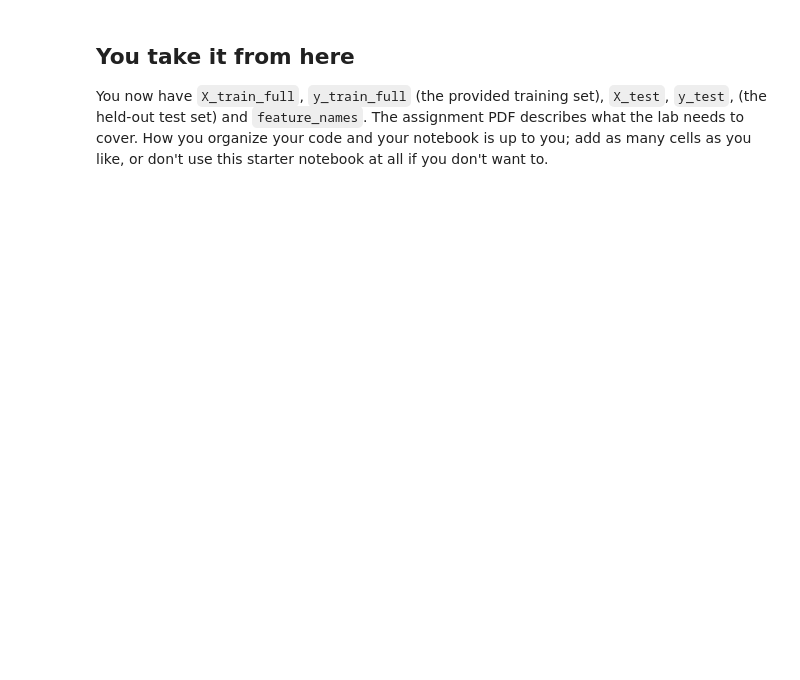
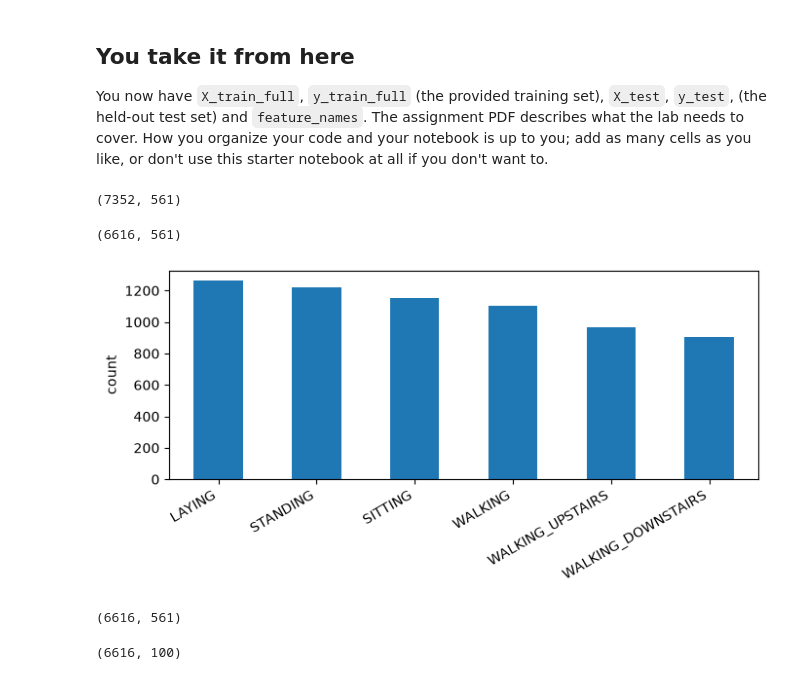
Before and after one commit to bradm1814/ai-masters-workspace, a Jupyter notebook: ARI-510-Machine-Learning/Lab 2/lab2_starter.ipynb, the cells around one changed output. Cells and saved outputs as stored; diff of their text form; code cells hidden in the pictures; blank space fills up the shorter version.

```diff
--- a/ARI-510-Machine-Learning/Lab 2/lab2_starter.ipynb
+++ b/ARI-510-Machine-Learning/Lab 2/lab2_starter.ipynb
@@ -30,5 +30,5 @@ inner = glob.glob("har_raw/**/UCI HAR Dataset.zip", recursive=True)
 if inner:
     with zipfile.ZipFile(inner[0]) as z:
         z.extractall("har_raw")
-DATA = glob.glob("har_raw/**/UCI HAR Dataset/train", recursive=True)[0].rsplit("/train", 1)[0] + "/"
+DATA = glob.glob("har_raw/**/UCI HAR Dataset", recursive=True)[0].rsplit("/train", 1)[0] + '\\'
 print("Data folder:", DATA)
@@ -130,3 +137,16 @@ scatter_2d(toy_points, toy_groups, title="Toy example: two groups", xlabel="dim
 ## You take it from here
 
 You now have `X_train_full`, `y_train_full` (the provided training set), `X_test`, `y_test`, (the held-out test set) and `feature_names`. The assignment PDF describes what the lab needs to cover. How you organize your code and your notebook is up to you; add as many cells as you like, or don't use this starter notebook at all if you don't want to.
+# %%
+X_train_full.shape
+# %% [output]
+(7352, 561)
+# %%
+#Split the data 80/10/10
+from sklearn.model_selection import train_test_split
+
+X_train, X_dev, y_train, y_dev = train_test_split(X_train_full, y_train_full, test_size=.1)
+# %%
+X_train.shape
+# %% [output]
+(6616, 561)
@@ -132,0 +163,4 @@ You now have `X_train_full`, `y_train_full` (the provided training set), `X_test
+# %%
+plot_bar(y_train)
+# %% [output]
+[figure, added]
@@ -132,0 +171,4 @@ You now have `X_train_full`, `y_train_full` (the provided training set), `X_test
+# %%
+X_train_scaled.shape
+# %% [output]
+(6616, 561)
@@ -132,0 +177,4 @@ You now have `X_train_full`, `y_train_full` (the provided training set), `X_test
+# %%
+X_train_scaled_pca.shape
+# %% [output]
+(6616, 100)
```
Also changed, not shown: parts of 19 cells of this notebook, 41 other files.
